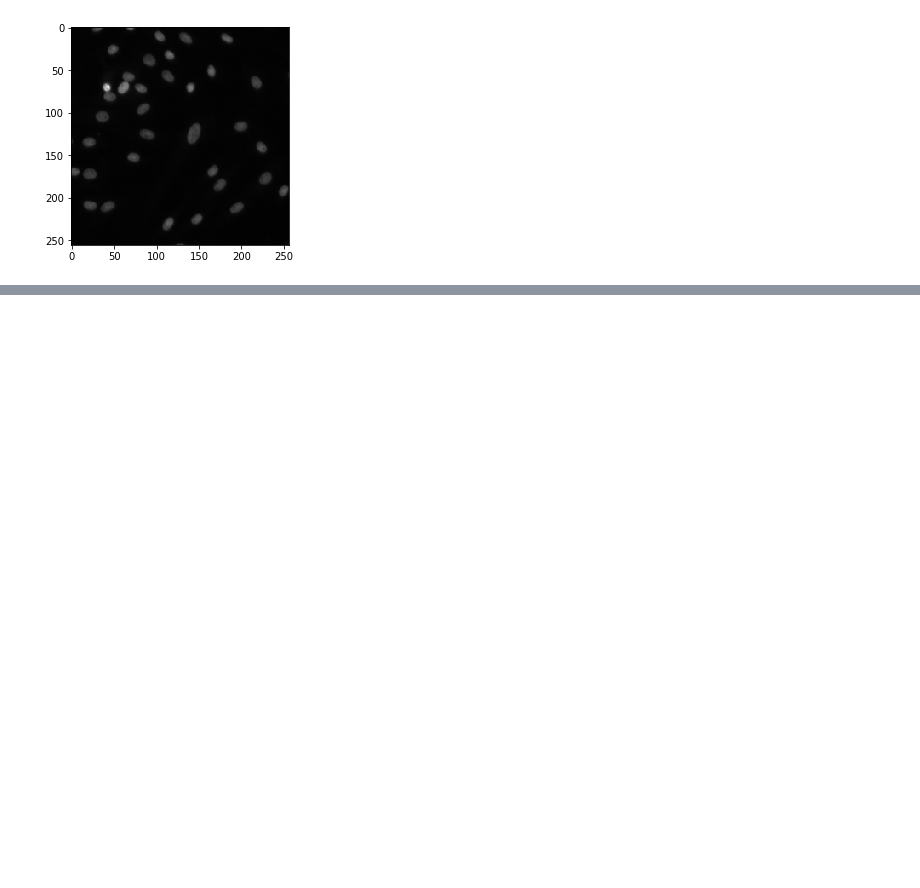
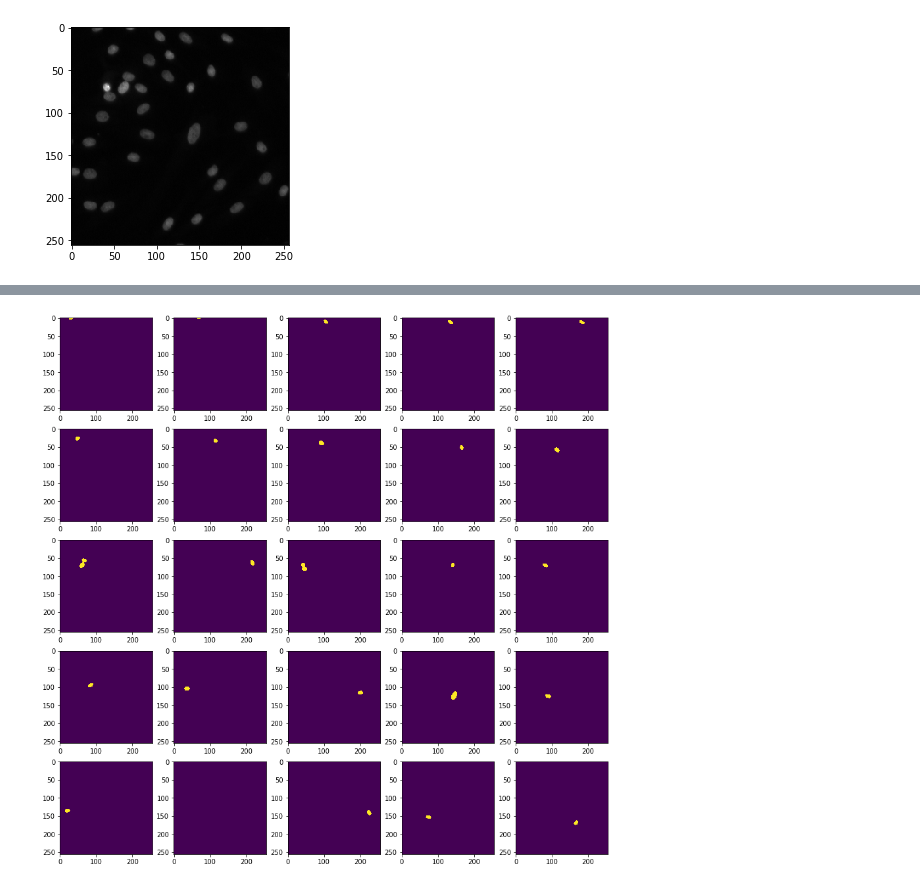
Before and after one commit to Olosny/Nuclei, a Jupyter notebook: visualize_images.ipynb, the cells around one changed output, grey strips where cells are left out. Cells and saved outputs as stored; diff of their text form; code cells hidden in the pictures; blank space fills up the shorter version.

```diff
--- a/visualize_images.ipynb
+++ b/visualize_images.ipynb
@@ -19,0 +88,7 @@ plt.imshow(rgb2gray(images[1]), cmap='gray')
+# %%
+fig, axes = plt.subplots(5, 5, figsize=(15, 15))
+for i in range(25):
+    ax = axes[i // 5, i % 5]
+    ax.imshow(labelled_image == i+1)
+# %% [output]
+[figure, added]
```
Also changed, not shown: parts of 12 cells of this notebook.
